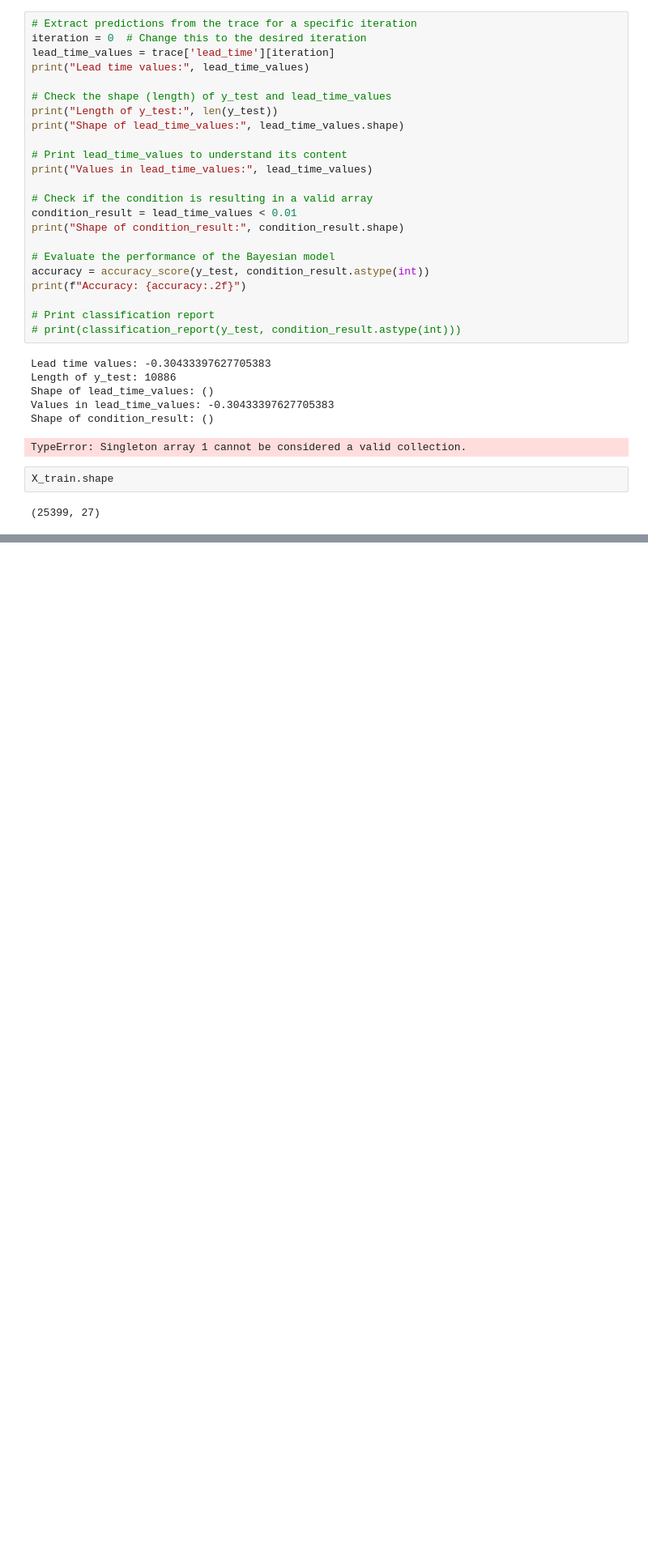
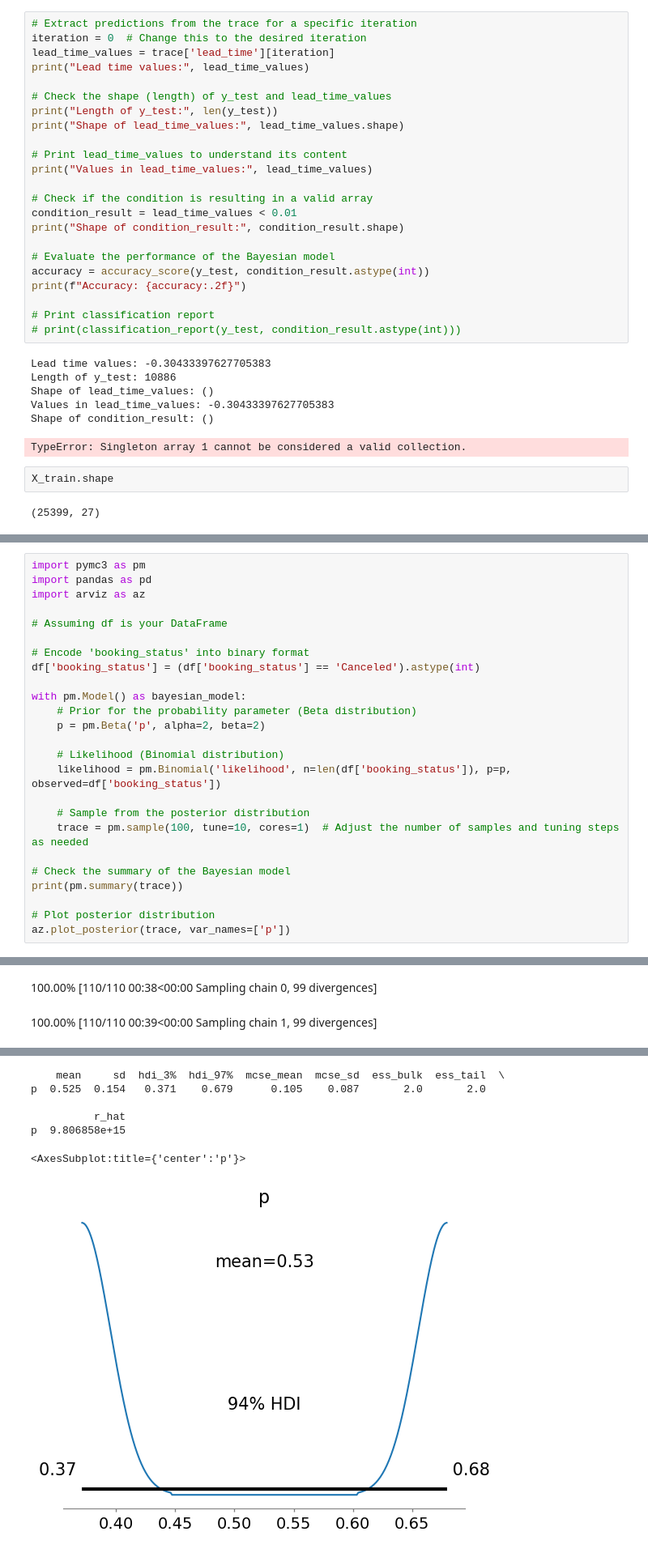
Before and after one commit to jishan900/Hotel-Booking-Cancellation-Prediction-Using-Bayesian-Modeling, a Jupyter notebook: Initial.ipynb, the cells around one changed output, grey strips where cells are left out. Shown at 81% size. Saved outputs shown, nothing was run; the diff lists cells and outputs as text; blank space fills up the shorter version.

```diff
--- a/Initial.ipynb
+++ b/Initial.ipynb
@@ -334,0 +304,26 @@ Sampling 2 chains for 500 tune and 2_000 draw iterations (1_000 + 4_000 draws to
+# %%
+import pymc3 as pm
+import pandas as pd
+import arviz as az
+
+# Assuming df is your DataFrame
+
+# Encode 'booking_status' into binary format
+df['booking_status'] = (df['booking_status'] == 'Canceled').astype(int)
+
+with pm.Model() as bayesian_model:
+    # Prior for the probability parameter (Beta distribution)
+    p = pm.Beta('p', alpha=2, beta=2)
+
+    # Likelihood (Binomial distribution)
+    likelihood = pm.Binomial('likelihood', n=len(df['booking_status']), p=p, observed=df['booking_status'])
+
+    # Sample from the posterior distribution
+    trace = pm.sample(100, tune=10, cores=1)  # Adjust the number of samples and tuning steps as needed
+
+# Check the summary of the Bayesian model
+print(pm.summary(trace))
+
+# Plot posterior distribution
+az.plot_posterior(trace, var_names=['p'])
+# %% [output]
@@ -334,0 +335,2 @@ Sampling 2 chains for 500 tune and 2_000 draw iterations (1_000 + 4_000 draws to
+100.00% [110/110 00:38<00:00 Sampling chain 0, 99 divergences]
+100.00% [110/110 00:39<00:00 Sampling chain 1, 99 divergences]
@@ -334,0 +346,7 @@ Sampling 2 chains for 500 tune and 2_000 draw iterations (1_000 + 4_000 draws to
+    mean     sd  hdi_3%  hdi_97%  mcse_mean  mcse_sd  ess_bulk  ess_tail  \
+p  0.525  0.154   0.371    0.679      0.105    0.087       2.0       2.0
+
+          r_hat
+p  9.806858e+15
+<AxesSubplot:title={'center':'p'}>
+[figure, added]
```
Also changed, not shown: parts of 21 cells of this notebook.
